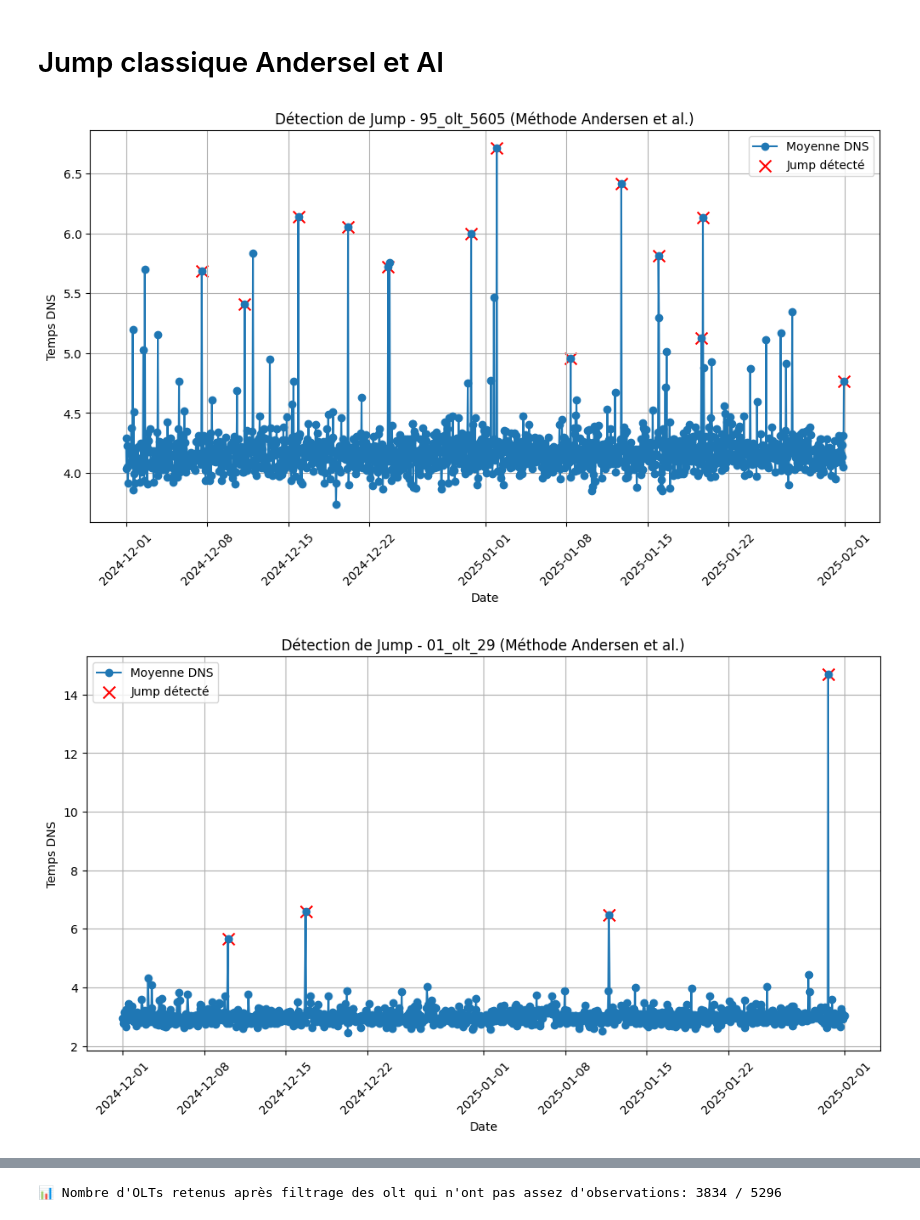
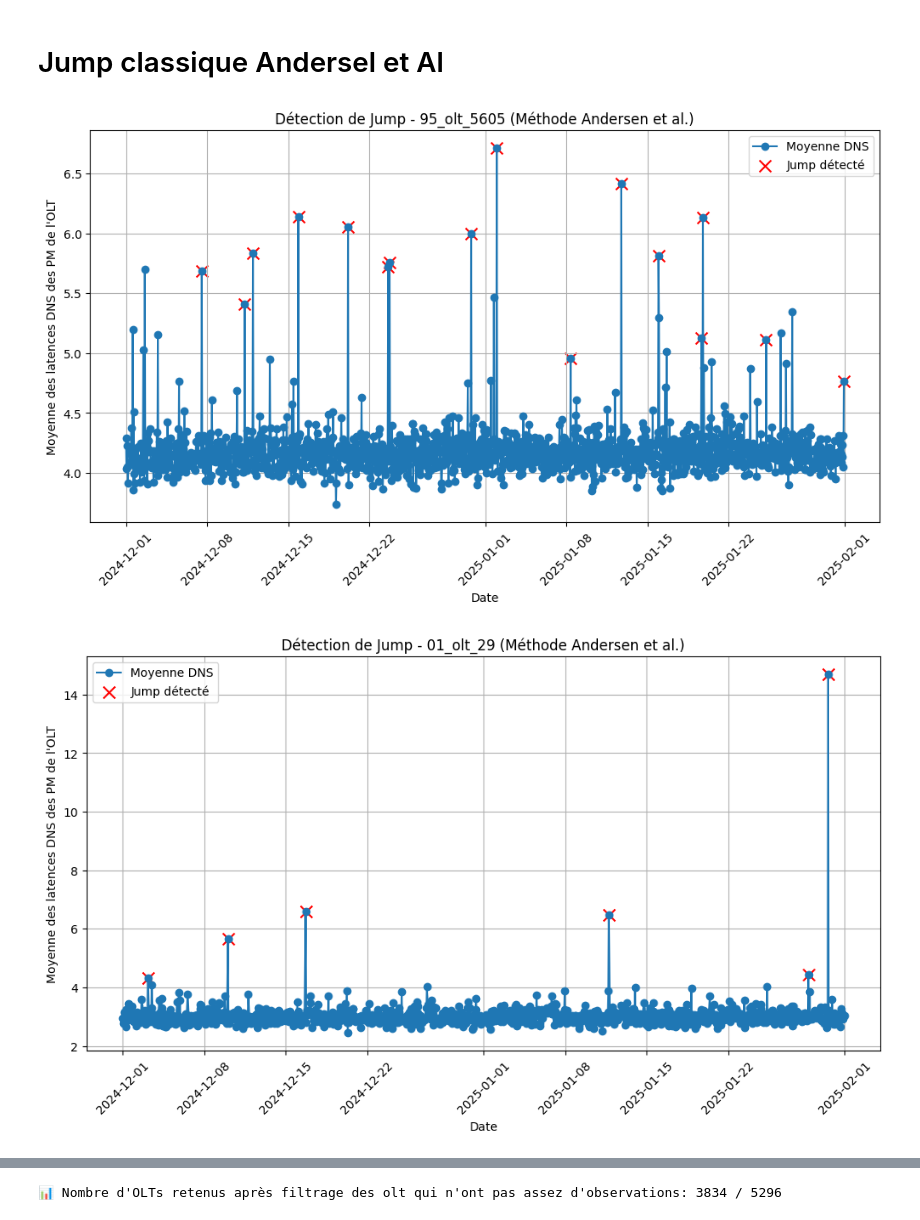
Before and after one commit to lucasvazelle/nexialog_challlenge, a Jupyter notebook: etape4_model_sans_ml.ipynb, the cells around one changed output, grey strips where cells are left out. Cells and saved outputs as stored; diff of their text form; code cells hidden in the pictures.

```diff
--- a/etape4_model_sans_ml.ipynb
+++ b/etape4_model_sans_ml.ipynb
@@ -68,47 +70,60 @@ plt.show()
 # %%
-def detect_jumps_andersen(df, window=50, lambda_quantile=0.99999):
+from scipy import stats
+import numpy as np
+
+def detect_jumps_andersen(df, window=50, lambda_quantile=0.9999, metrique="avg_dns_time"):
     """
     Détecte les jumps en utilisant la méthode d'Andersen, Bollerslev et Dobrev (2007).
-    - window : taille de la fenêtre pour la volatilité locale. Petit window (ex: 5-10) → Détection rapide mais risque de faux positifs.
-                                                               Grand window (ex: 20-50) → Filtre mieux le bruit mais peut rater des petits jumps.
-    - lambda_quantile : quantile de la loi normale pour fixer le seuil. Seuil faible (ex: 0.95, Q=1.64) → Détecte plus de jumps, mais risque de bruit.
-                                                                        Seuil élevé (ex: 0.99, Q=2.33 ou 0.999, Q=3.09) → Plus strict, détecte seulement des gros jumps.
+
+    - window : taille de la fenêtre pour la volatilité locale.
+    - lambda_quantile : seuil quantile pour la détection.
+    - metrique : nom de la colonne à utiliser ('avg_dns_time', 'avg_score_scoring', etc.)
+
+    ⚠️ Si metrique == 'avg_score_scoring', on utilise la valeur absolue des variations.
     """
     df = df.copy()
-    df["log_dns"] = np.log(df["avg_dns_time"])  # Log pour mieux capturer les variations relatives
-    df["diff_log"] = df["log_dns"].diff()  # Différence logarithmique pour mesurer les variations
+    df["log_metric"] = np.log(df[metrique])  # Log pour capturer les variations relatives
+    df["diff_log"] = df["log_metric"].diff()
 
-    # Estimation de la volatilité locale (rolling std des différences log)
+    # Estimation de la volatilité locale (rolling std)
     df["volatility"] = df["diff_log"].rolling(window=window, min_periods=1).std()
 
-    # Calcul de la statistique de test normalisée
-    df["stat_jump"] = df["diff_log"] / df["volatility"]
+    # Choix du type de saut : positif pur ou valeur absolue
+    if metrique == "avg_score_scoring":
+        # On cherche les sauts significatifs dans les deux sens
+        df["stat_jump"] = df["diff_log"].abs() / df["volatility"]
+    else:
+        # Sauts positifs uniquement
+        df["stat_jump"] = df["diff_log"] / df["volatility"]
 
-    # Seuil basé sur le quantile de la loi normale standard
-    jump_threshold = stats.norm.ppf(lambda_quantile)  # Exemple : pour 0.99 -> seuil ≈ 2.33
+    # Seuil basé sur la loi normale standard
+    jump_threshold = stats.norm.ppf(lambda_quantile)
+
+    # Détection du jump selon le type
     df["is_jump"] = df["stat_jump"] > jump_threshold
 
     return df
 # %%
 olt_name_list = ["95_olt_5605", "01_olt_29", "01_olt_10" ] # Remplace par le nom de l'OLT souhaité
+metrique = test[0]
 for olt_name in olt_name_list:
   df_olt = data_agrege_S3[data_agrege_S3["olt_name"] == olt_name]
 
   # Appliquer la détection de jumps
-  df_jumps = detect_jumps_andersen(df_olt)
+  df_jumps = detect_jumps_andersen(df_olt, lambda_quantile=0.9999, metrique = metrique)
 
   # Tracer les résultats
   plt.figure(figsize=(12, 6))
-  plt.plot(df_olt["date_hour"], df_olt["avg_dns_time"], label="Moyenne DNS", marker="o", linestyle="-")
-  plt.scatter(df_jumps[df_jumps["is_jump"]]["date_hour"], df_jumps[df_jumps["is_jump"]]["avg_dns_time"],
+  plt.plot(df_olt["date_hour"], df_olt[metrique], label="Moyenne DNS", marker="o", linestyle="-")
+  plt.scatter(df_jumps[df_jumps["is_jump"]]["date_hour"], df_jumps[df_jumps["is_jump"]][metrique],
               color="red", label="Jump détecté", marker="x", s=100)
   plt.xlabel("Date")
-  plt.ylabel("Temps DNS")
+  plt.ylabel("Moyenne des latences DNS des PM de l'OLT")
   plt.title(f"Détection de Jump - {olt_name} (Méthode Andersen et al.)")
   plt.legend()
   plt.xticks(rotation=45)
   plt.grid()
   plt.show()
 # %% [output]
-[figure, old version]
+[figure, new version]
-[figure, old version]
+[figure, new version]
```
Also changed, not shown: parts of 12 cells of this notebook.
